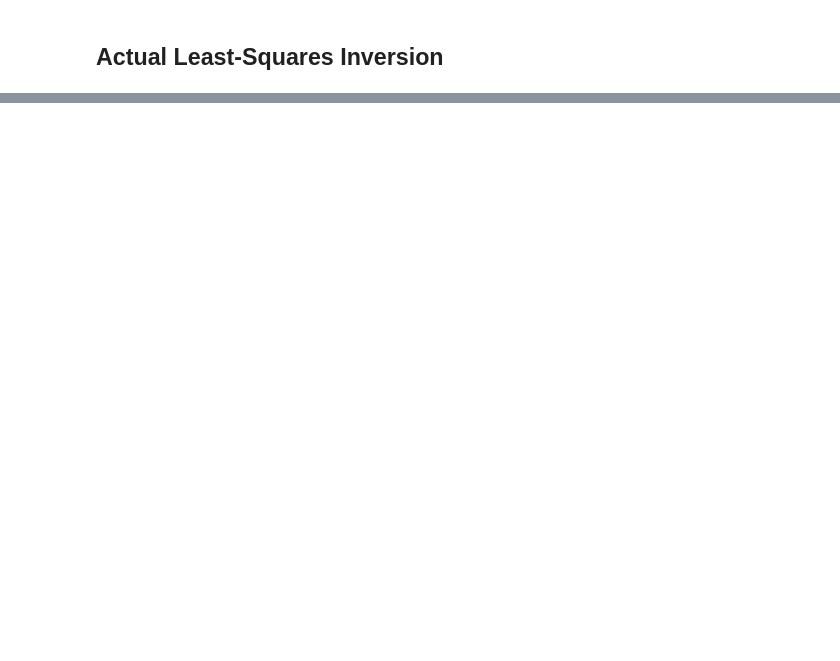
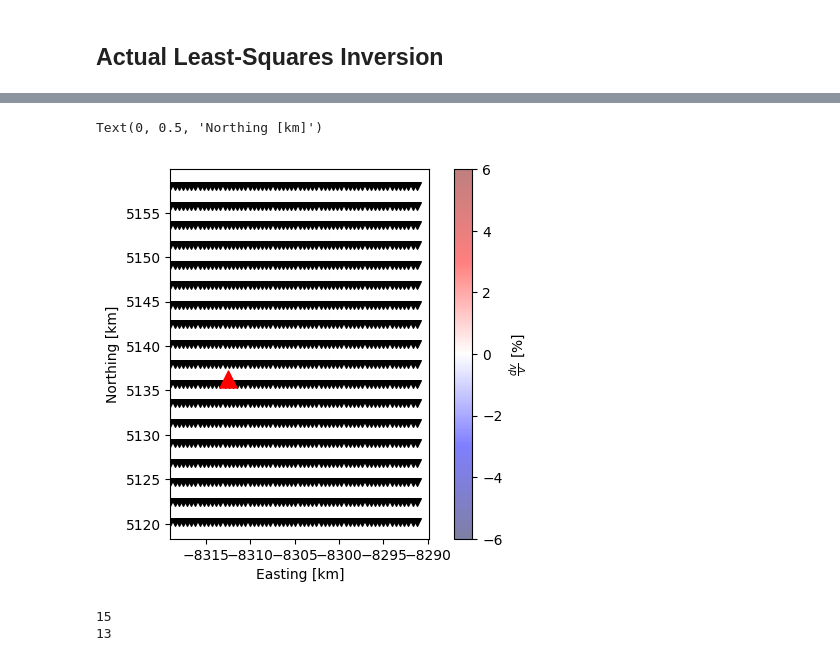
Before and after one commit to Denolle-Lab/Mt-St-Helens, a Jupyter notebook: spatial_dv.ipynb, the cells around one changed output, grey strips where cells are left out. Drawn from its saved outputs; the diff is of its cells as text; code cells hidden in the pictures; blank space fills up the shorter version.

```diff
--- a/spatial_dv.ipynb
+++ b/spatial_dv.ipynb
@@ -446,0 +779,25 @@ print(x[163], y[163])
+# %%
+x_helens, y_helens = geo2cart(46.1914, -122.1956, dvgrid.lat0)
+map = plt.imshow(
+    -100*dvgrid.vel_change, interpolation='none', extent=[dvgrid.xaxis.min(),
+    dvgrid.xaxis.max(), dvgrid.yaxis.min(), dvgrid.yaxis.max()],
+    cmap='seismic', vmin=-6, vmax=6, alpha=.5, zorder=0)
+plt.scatter(dvgrid.statx, dvgrid.staty, marker='v', c='k', s=30)
+plt.scatter(x_helens, y_helens, s=150, marker='^', c='r')
+# plt.xlim(dvgrid.statx.min()-2, dvgrid.statx.max()+2)
+# plt.ylim(dvgrid.staty.min()-2, dvgrid.staty.max()+2)
+plt.colorbar(map, label=r'$\frac{dv}{v}$ [%]')
+plt.xlabel('Easting [km]')
+plt.ylabel('Northing [km]')
+
+# stats = []
+# for dv in get_dv():
+#     ii = np.argmin(np.array(dv.stats.corr_start)-t)
+#     if np.isnan(dv.value[ii]):
+#         continue
+#     stats.append(dv.stats.station)
+# stats = list(set(stats))
+# print(stats)
+# %% [output]
+Text(0, 0.5, 'Northing [km]')
+[figure, added]
@@ -446,0 +810,6 @@ print(x[163], y[163])
+# %%
+print(len(statsn))
+print(len(dvgrid.statx))
+# %% [output]
+15
+13
```
Also changed, not shown: parts of 12 cells of this notebook.
